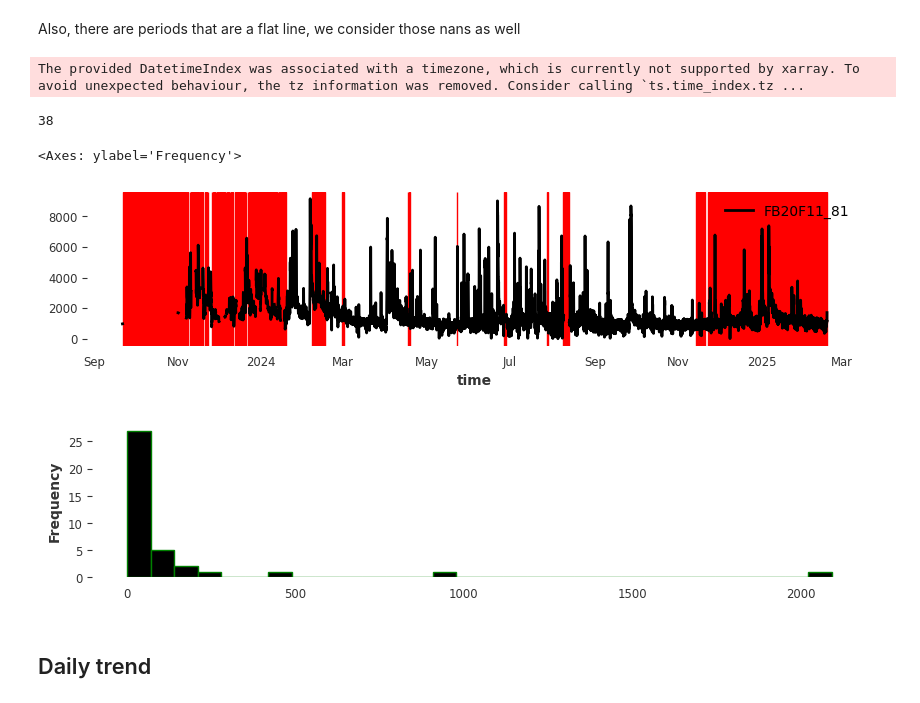
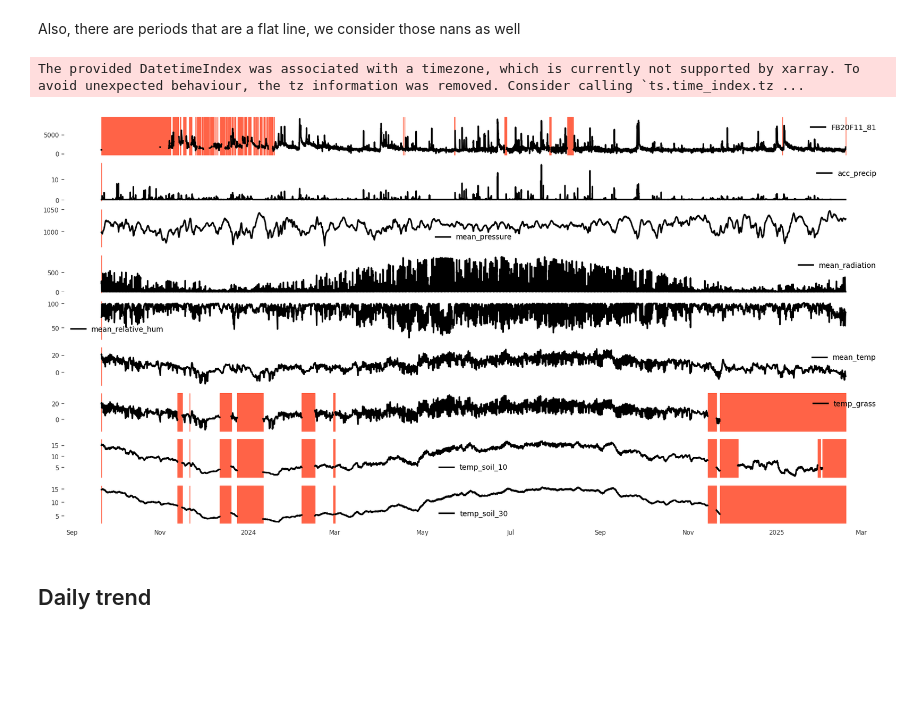
Before and after one commit to DHI/WaterBench-TimeSeries-WWTPINflow, a Jupyter notebook: code/overview.ipynb, the cells around one changed output. Drawn from its saved outputs; the diff is of its cells as text; code cells hidden in the pictures; blank space fills up the shorter version.

```diff
--- a/code/overview.ipynb
+++ b/code/overview.ipynb
@@ -121,30 +145,23 @@ stable_periods = find_flat_periods(
 stable_idx = [l for idx in stable_periods for l in list(range(*idx))]
 
 horsens.loc[horsens.index[stable_idx], "FB20F11_81"] = np.nan
-# %%
-ts = TimeSeries.from_dataframe(horsens, freq="h")
-ts = fill_missing_values(ts, method="linear", limit=3, limit_area="inside")
-
-gaps = ts.gaps(mode="any")
-print(gaps.shape[0])
-
-fig, ax = plt.subplots(1, 1, figsize=(10, 2))
-
-ts["FB20F11_81"].plot(ax=ax)
-for i, row in gaps.iterrows():
-    ax.axvspan(xmin=row["gap_start"], xmax=row["gap_end"], color="red")
-ax.grid(visible=False)
-
-fig, ax = plt.subplots(1, 1, figsize=(25, 3))
-gaps["gap_size"].plot(
-    kind="hist", bins=30, edgecolor="green", figsize=(10, 2), grid=False
-)
-# %% [output]
-The provided DatetimeIndex was associated with a timezone, which is currently not supported by xarray. To avoid unexpected behaviour, the tz information was removed. Consider calling `ts.time_index.tz ...
-38
-<Axes: ylabel='Frequency'>
-[figure, removed]
-[figure, removed]
+# %%
+ts = TimeSeries.from_dataframe(horsens, freq="h", fill_missing_dates=False)
+ts = fill_missing_values(ts, method="linear", limit=3, limit_area="inside")
+# %% [output]
+The provided DatetimeIndex was associated with a timezone, which is currently not supported by xarray. To avoid unexpected behaviour, the tz information was removed. Consider calling `ts.time_index.tz ...
+# %%
+fig, axes = plt.subplots(ts.n_components, 1, figsize=(20, 10), sharex="col")
+
+for i, component in enumerate(ts.components):
+    gaps = ts[component].gaps(mode="any")
+    ts[component].plot(ax=axes[i])
+    for _, row in gaps.iterrows():
+        axes[i].axvspan(xmin=row["gap_start"], xmax=row["gap_end"], color="tomato")
+    axes[i].grid(visible=False)
+    axes[i].set_xlabel("")
+# %% [output]
+[figure, added]
 # %%
 ts.to_csv("../processed/data.csv")
 # %% [markdown]
```
Also changed, not shown: parts of 4 cells of this notebook, 2 other files.
